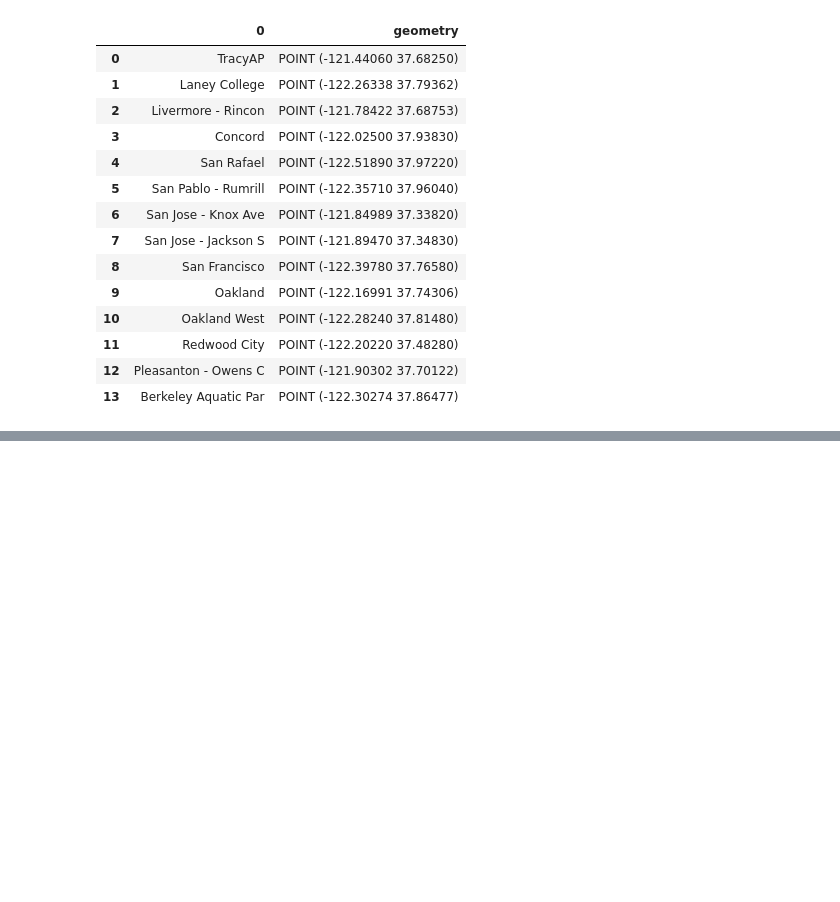
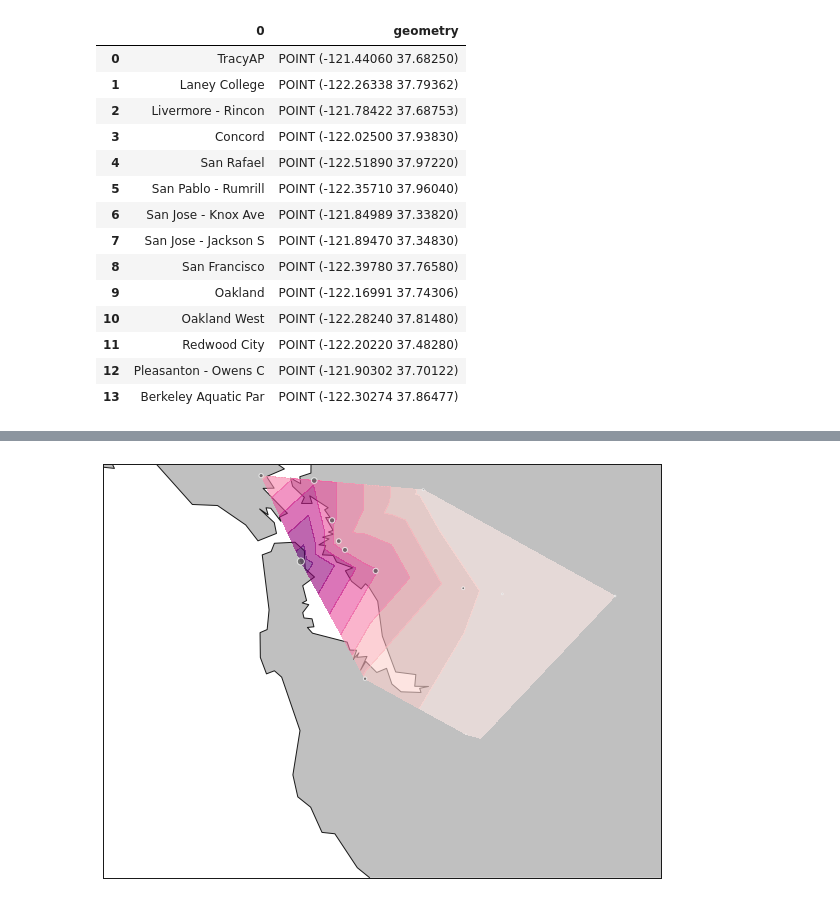
Before and after one commit to UCB-stat-159-s22/hw07-group13, a Jupyter notebook: ExplorationAndVisualization.ipynb, the cells around one changed output, grey strips where cells are left out. Cells and saved outputs as stored; diff of their text form; code cells hidden in the pictures; blank space fills up the shorter version.

Commit message:
new method of creating contours

```diff
--- a/ExplorationAndVisualization.ipynb
+++ b/ExplorationAndVisualization.ipynb
@@ -357,0 +365,11 @@ bay_area_dark_days_data_text.to_file('bayareadarkdays.geojson', driver='GeoJSON'
+# %%
+lats = []
+lons = []
+for i in range(len(coord_list)):
+    lats.append(coord_list[i][1])
+    lons.append(coord_list[i][0])
+
+data= pd.DataFrame()
+data['Lat'] = lats
+data['Lon'] = lons
+data
@@ -375,0 +428,86 @@ Text(0.5, 1.0, 'Bay Area pm25 on ')
+# %%
+import numpy as np
+import pandas as pd
+from scipy.interpolate import griddata
+from mpl_toolkits.basemap import Basemap
+import matplotlib.pyplot as plt
+from matplotlib.colors import Normalize
+%matplotlib inline
+
+# set up plot
+plt.clf()
+fig = plt.figure(figsize=(10, 8))
+ax = fig.add_subplot(111, frame_on=False)
+
+# grab data
+data['Z'] = bay_data[dark_max[0]]
+
+norm = Normalize()
+
+# define map extent
+lllon = -123
+lllat = 37
+urlon = -121.3
+urlat = 38
+
+
+# Set up Basemap instance
+m = Basemap(
+    projection = 'merc',
+    llcrnrlon = lllon, llcrnrlat = lllat, urcrnrlon = urlon, urcrnrlat = urlat,
+    resolution='i')
+
+# transform lon / lat coordinates to map projection
+data['projected_lon'], data['projected_lat'] = m(*(data.Lon.values, data.Lat.values))
+
+# # grid data
+numcols, numrows = 1000, 1000
+xi = np.linspace(data['projected_lon'].min(), data['projected_lon'].max(), numcols)
+yi = np.linspace(data['projected_lat'].min(), data['projected_lat'].max(), numrows)
+xi, yi = np.meshgrid(xi, yi)
+
+# # interpolate
+x, y, z = data['projected_lon'].values, data['projected_lat'].values, data.Z.values
+zi = griddata((x, y), z, (xi, yi))
+
+# # draw map details
+m.drawmapboundary(fill_color = 'white')
+m.fillcontinents(color='#C0C0C0', lake_color='#7093DB')
+m.drawcountries(
+    linewidth=.75, linestyle='solid', color='#000073',
+    antialiased=True,
+    ax=ax, zorder=3)
+m.drawcoastlines()
+
+
+# # contour plot
+con = m.contourf(xi, yi, zi, zorder=4, alpha=0.6, cmap='RdPu')
+# scatter plot
+m.scatter(
+    data['projected_lon'],
+    data['projected_lat'],
+    color='#545454',
+    edgecolor='#ffffff',
+    alpha=.75,
+    s=50 * norm(data['Z']),
+    ax=ax,
+    vmin=zi.min(), vmax=zi.max(), zorder=20)
+
+# # add colour bar and title
+# # add colour bar, title, and scale
+# cbar = plt.colorbar(orientation='horizontal', fraction=.057, pad=0.05)
+# cbar.set_label("Mean Rainfall - mm")
+
+# m.drawmapscale(
+#     24., -9., 28., -13,
+#     100,
+#     units='km', fontsize=10,
+#     yoffset=None,
+#     barstyle='fancy', labelstyle='simple',
+#     fillcolor1='w', fillcolor2='#000000',
+#     fontcolor='#000000',
+#     zorder=5)
+
+# # plt.title("Mean Rainfall")
+# plt.show()
+# %% [output]
@@ -375,0 +516 @@ Text(0.5, 1.0, 'Bay Area pm25 on ')
+[figure, added]
```
Also changed, not shown: parts of 20 cells of this notebook, 1 other file.
